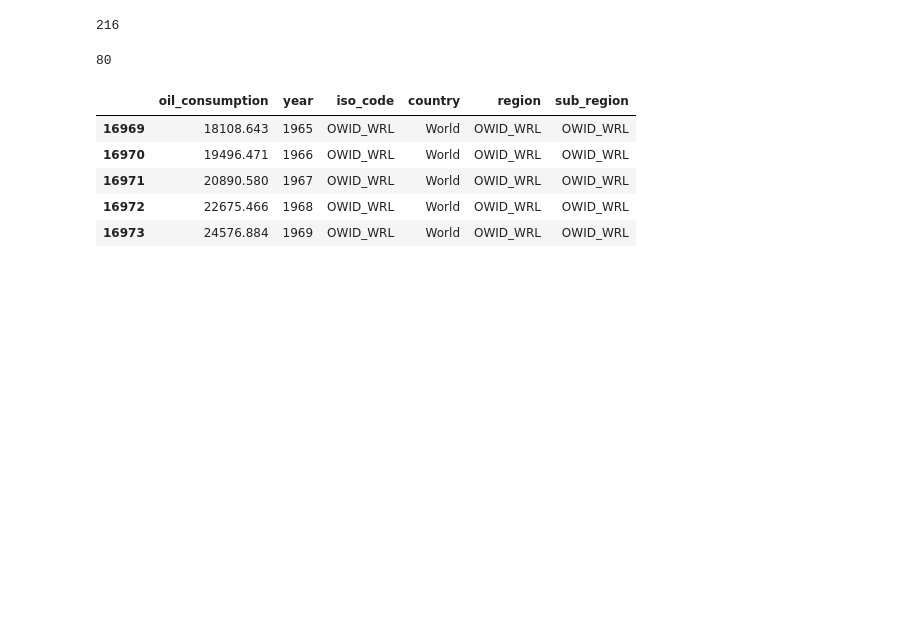
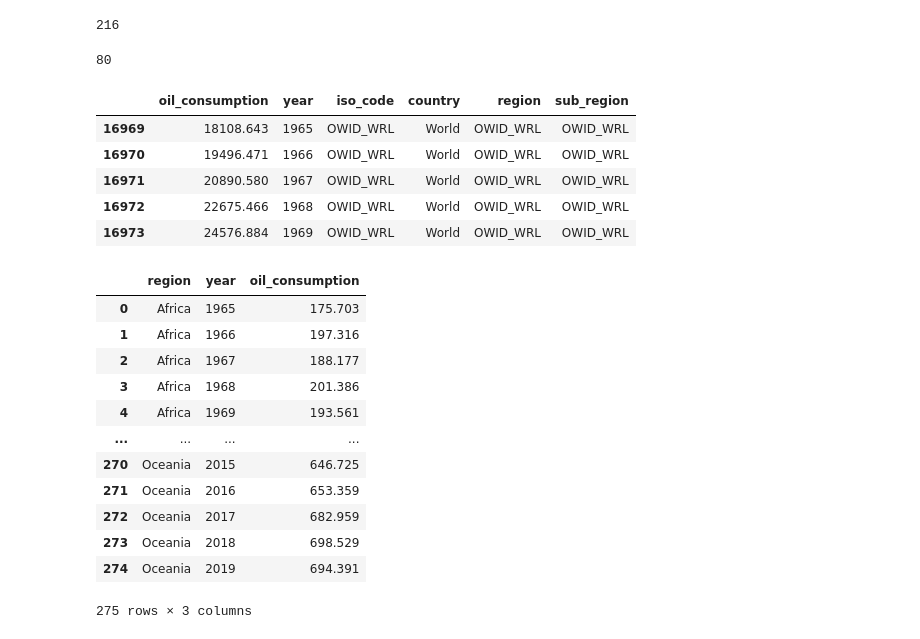
Before and after one commit to henrymmarques/DataVizProj, a Jupyter notebook: project_DV.ipynb, the cells around one changed output. Drawn from its saved outputs; the diff is of its cells as text; code cells hidden in the pictures; blank space fills up the shorter version.

```diff
--- a/project_DV.ipynb
+++ b/project_DV.ipynb
@@ -313,0 +322,16 @@ fig_bar.show()
+# %%
+oil_consumption_region.reset_index()[['region', 'year', 'oil_consumption']]
+# %% [output]
+|  | region | year | oil_consumption |
+| 0 | Africa | 1965 | 175.703 |
+| 1 | Africa | 1966 | 197.316 |
+| 2 | Africa | 1967 | 188.177 |
+| 3 | Africa | 1968 | 201.386 |
+| 4 | Africa | 1969 | 193.561 |
+| ... | ... | ... | ... |
+| 270 | Oceania | 2015 | 646.725 |
+| 271 | Oceania | 2016 | 653.359 |
+| 272 | Oceania | 2017 | 682.959 |
+| 273 | Oceania | 2018 | 698.529 |
+| 274 | Oceania | 2019 | 694.391 |
+275 rows × 3 columns
```
Also changed, not shown: parts of 3 cells of this notebook.
